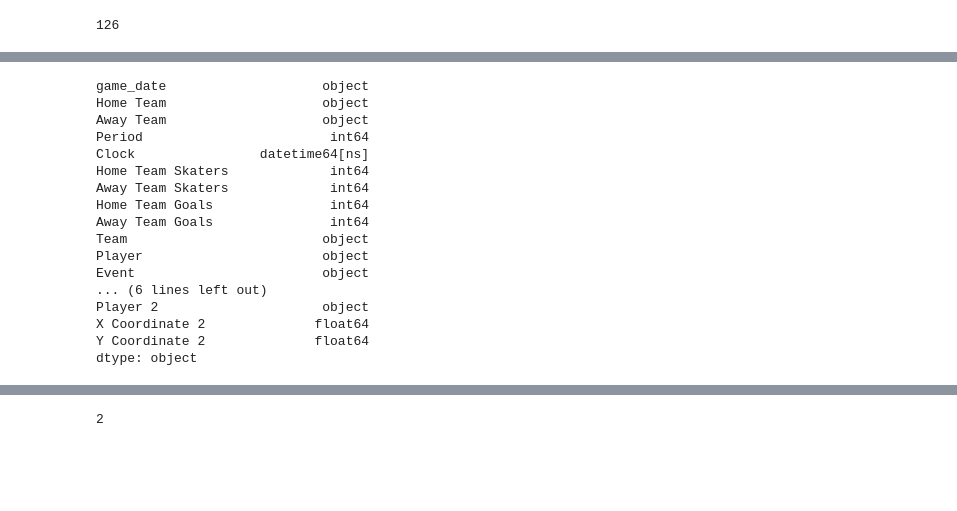
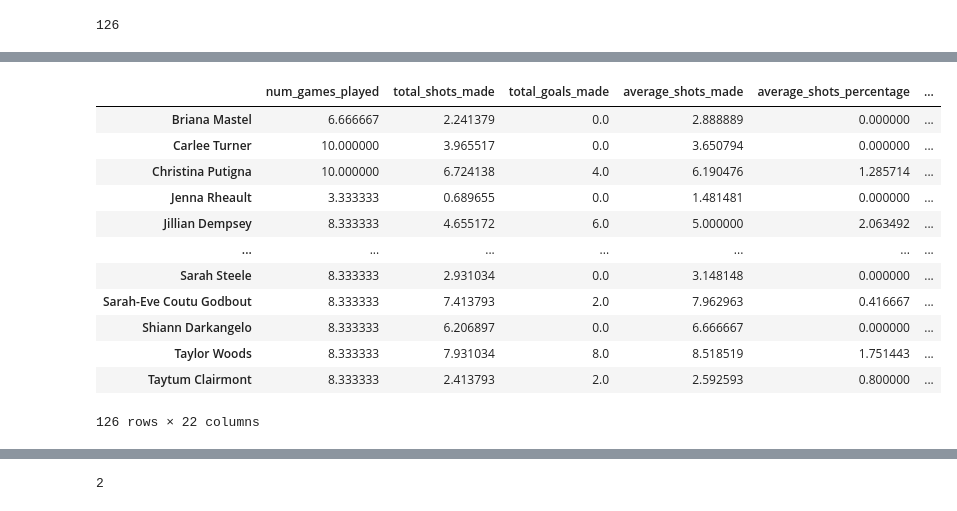
Before and after one commit to MiracleSkyHawk/MMA_Summer_Datathon_TAzure, a Jupyter notebook: Jesse - test.ipynb, the cells around one changed output, grey strips where cells are left out. Drawn from its saved outputs; the diff is of its cells as text; code cells hidden in the pictures; blank space fills up the shorter version.

```diff
--- a/Jesse - test.ipynb
+++ b/Jesse - test.ipynb
@@ -418,0 +282,25 @@ dtype: object
+# %%
+df_player_stats_summary_normalized = df_player_stats_summary.copy()
+# %%
+metrics_list = df_player_stats_summary_normalized.columns.to_list()
+# %%
+for metric in metrics_list:
+    max_val = df_player_stats_summary_normalized[metric].max()
+    min_val = df_player_stats_summary_normalized[metric].min()
+    df_player_stats_summary_normalized[metric] = df_player_stats_summary_normalized[metric].apply(lambda x: (x-min_val)/(max_val-min_val)*10)
+# %%
+df_player_stats_summary_normalized
+# %% [output]
+|  | num_games_played | total_shots_made | total_goals_made | average_shots_made | average_shots_percentage | ... |
+| Briana Mastel | 6.666667 | 2.241379 | 0.0 | 2.888889 | 0.000000 | ... |
+| Carlee Turner | 10.000000 | 3.965517 | 0.0 | 3.650794 | 0.000000 | ... |
+| Christina Putigna | 10.000000 | 6.724138 | 4.0 | 6.190476 | 1.285714 | ... |
+| Jenna Rheault | 3.333333 | 0.689655 | 0.0 | 1.481481 | 0.000000 | ... |
+| Jillian Dempsey | 8.333333 | 4.655172 | 6.0 | 5.000000 | 2.063492 | ... |
+| ... | ... | ... | ... | ... | ... | ... |
+| Sarah Steele | 8.333333 | 2.931034 | 0.0 | 3.148148 | 0.000000 | ... |
+| Sarah-Eve Coutu Godbout | 8.333333 | 7.413793 | 2.0 | 7.962963 | 0.416667 | ... |
+| Shiann Darkangelo | 8.333333 | 6.206897 | 0.0 | 6.666667 | 0.000000 | ... |
+| Taylor Woods | 8.333333 | 7.931034 | 8.0 | 8.518519 | 1.751443 | ... |
+| Taytum Clairmont | 8.333333 | 2.413793 | 2.0 | 2.592593 | 0.800000 | ... |
+126 rows × 22 columns
@@ -420,23 +312,3 @@ dtype: object
 df_test = df_NWHL.copy()
 # %%
 df_test['Clock'] = pd.to_datetime(df_test['Clock'], format="%M:%S")
-# %%
-df_test.dtypes
-# %% [output]
-game_date                    object
-Home Team                    object
-Away Team                    object
-Period                        int64
-Clock                datetime64[ns]
-Home Team Skaters             int64
-Away Team Skaters             int64
-Home Team Goals               int64
-Away Team Goals               int64
-Team                         object
-Player                       object
-Event                        object
-... (6 lines left out)
-Player 2                     object
-X Coordinate 2              float64
-Y Coordinate 2              float64
-dtype: object
```
Also changed, not shown: parts of 24 cells of this notebook, 1 other file.
